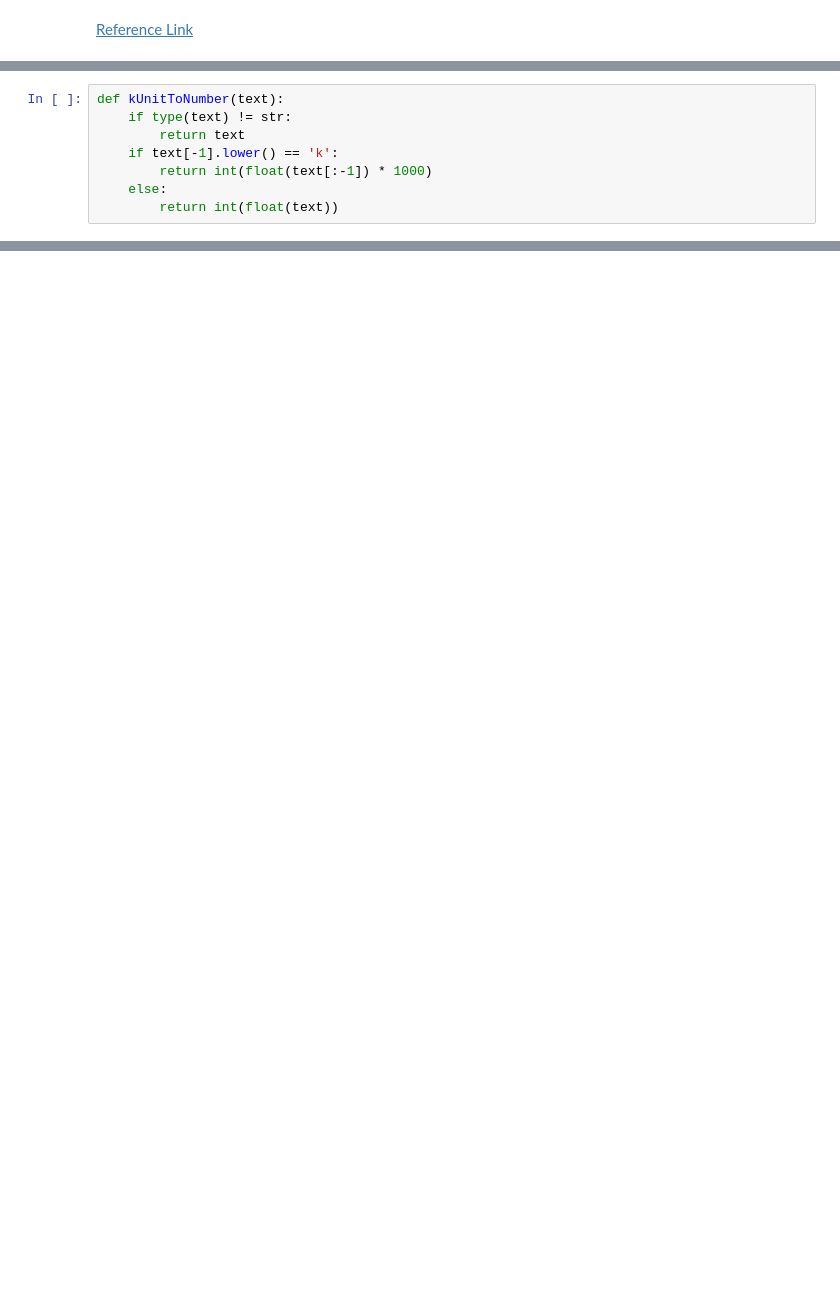
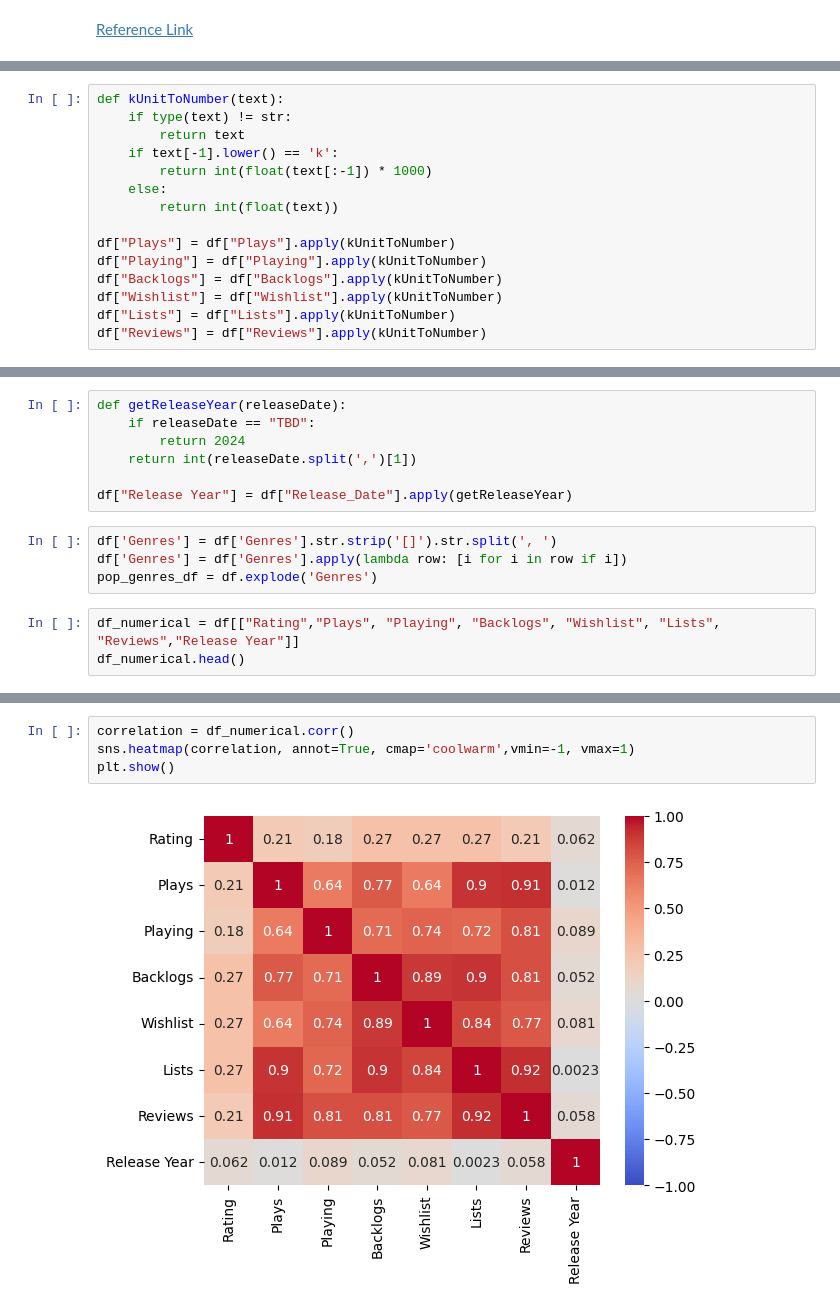
Before and after one commit to KanonKC/01204465-Data-Mining, a Jupyter notebook: Week 4/Homework-2/homework4_2.ipynb, the cells around one changed output, grey strips where cells are left out. Saved outputs shown, nothing was run; the diff lists cells and outputs as text; blank space fills up the shorter version.

```diff
--- a/Week 4/Homework-2/homework4_2.ipynb
+++ b/Week 4/Homework-2/homework4_2.ipynb
@@ -31,3 +43,10 @@ def kUnitToNumber(text):
         return int(float(text[:-1]) * 1000)
     else:
         return int(float(text))
+
+df["Plays"] = df["Plays"].apply(kUnitToNumber)
+df["Playing"] = df["Playing"].apply(kUnitToNumber)
+df["Backlogs"] = df["Backlogs"].apply(kUnitToNumber)
+df["Wishlist"] = df["Wishlist"].apply(kUnitToNumber)
+df["Lists"] = df["Lists"].apply(kUnitToNumber)
+df["Reviews"] = df["Reviews"].apply(kUnitToNumber)
@@ -76,0 +55,14 @@ for colX in numericalDataset:
+# %%
+def getReleaseYear(releaseDate):
+    if releaseDate == "TBD":
+        return 2024
+    return int(releaseDate.split(',')[1])
+
+df["Release Year"] = df["Release_Date"].apply(getReleaseYear)
+# %%
+df['Genres'] = df['Genres'].str.strip('[]').str.split(', ')
+df['Genres'] = df['Genres'].apply(lambda row: [i for i in row if i])
+pop_genres_df = df.explode('Genres')
+# %%
+df_numerical = df[["Rating","Plays", "Playing", "Backlogs", "Wishlist", "Lists", "Reviews","Release Year"]]
+df_numerical.head()
@@ -76,0 +76,6 @@ for colX in numericalDataset:
+# %%
+correlation = df_numerical.corr()
+sns.heatmap(correlation, annot=True, cmap='coolwarm',vmin=-1, vmax=1)
+plt.show()
+# %% [output]
+[figure, added]
```
Also changed, not shown: parts of 14 cells of this notebook, 7 other files.
